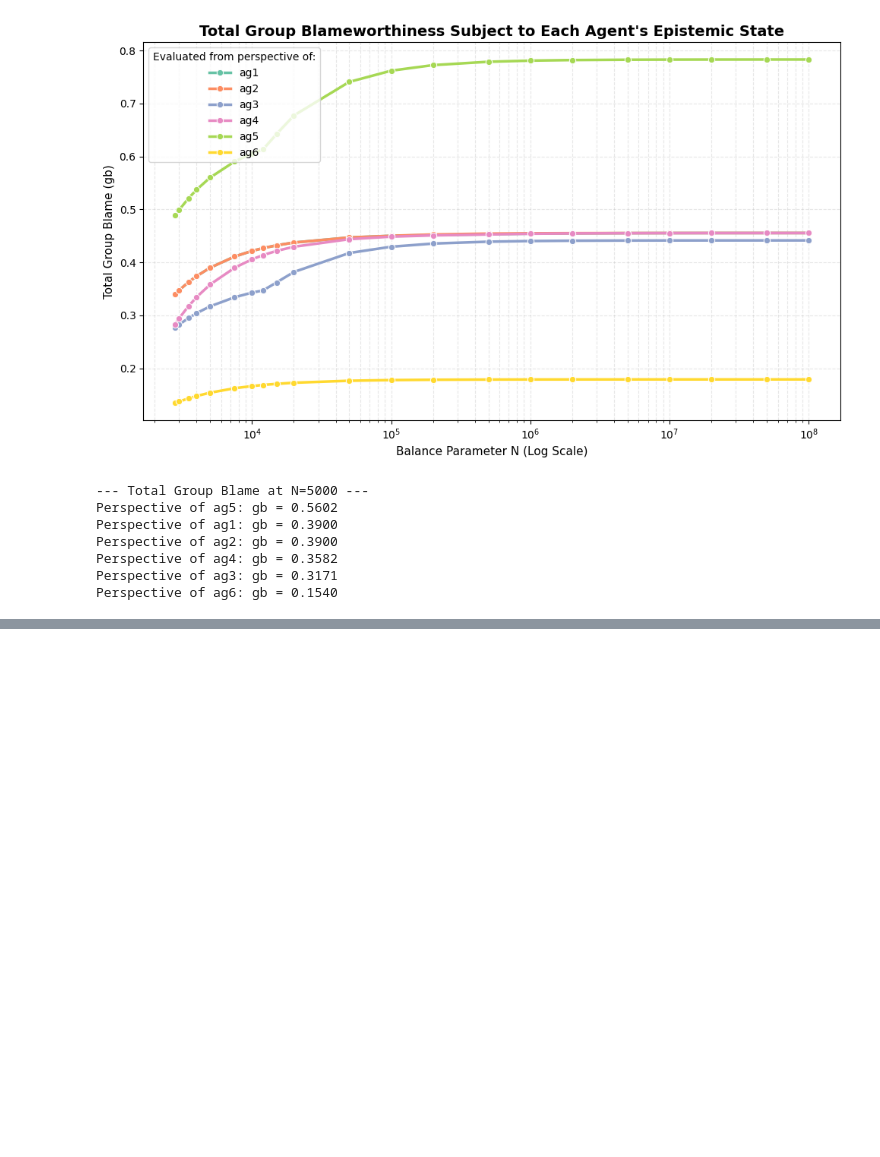
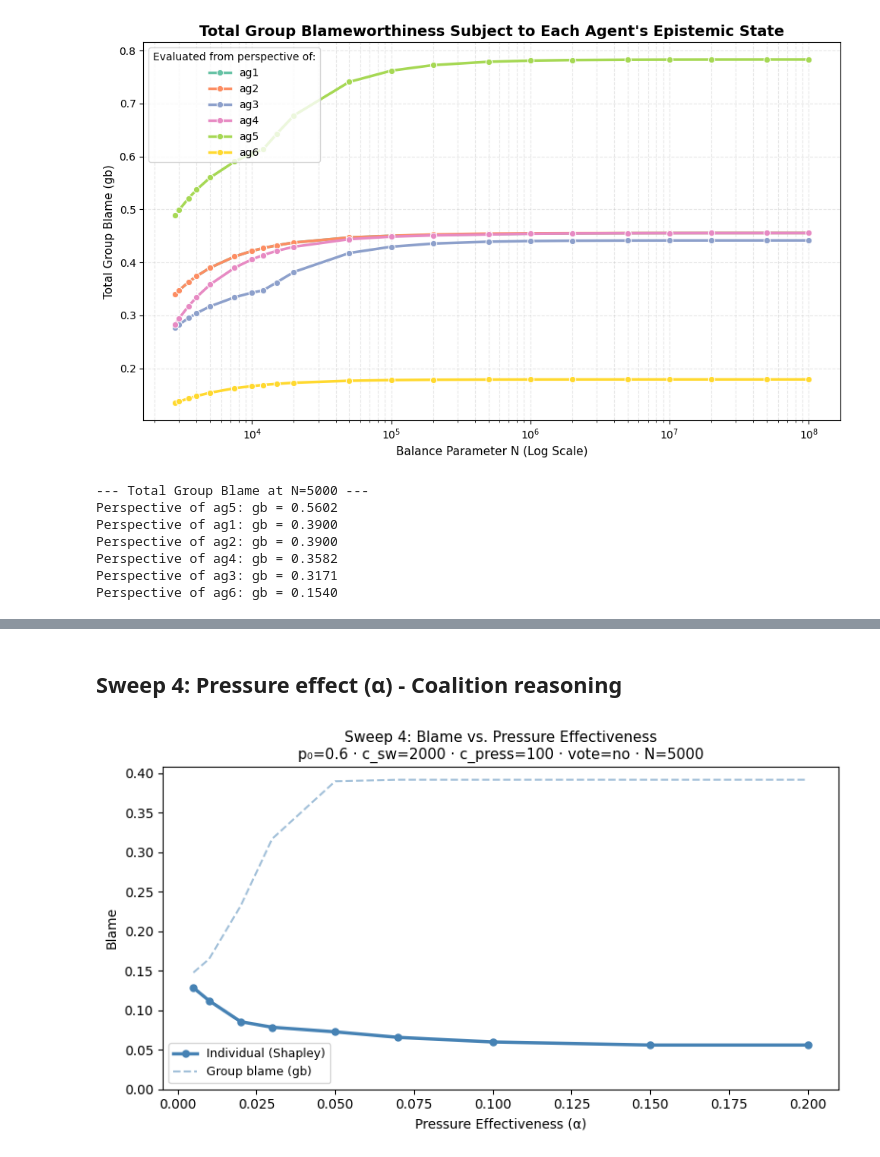
Before and after one commit to rcrtss/miis2025-atiis, a Jupyter notebook: framework/analysis.ipynb, the cells around one changed output, grey strips where cells are left out. Saved outputs shown, nothing was run; the diff lists cells and outputs as text; code cells hidden in the pictures; blank space fills up the shorter version.

```diff
--- a/framework/analysis.ipynb
+++ b/framework/analysis.ipynb
@@ -545,0 +723,57 @@ Perspective of ag6: gb = 0.1540
+# %% [markdown]
+## Sweep 4: Pressure effect (α) - Coalition reasoning
+# %%
+# ── SWEEP 4 BASELINE: Blame vs. Pressure Effectiveness (α) ───────────────────
+# Diagnostic question: does blame track available group leverage?
+
+import numpy as np
+import pandas as pd
+import matplotlib.pyplot as plt
+from committee import BlameCalculator, EpistemicState
+
+AGENTS  = ['ag1','ag2','ag3','ag4','ag5','ag6','ag7']
+TARGET  = 'ag1'
+N       = 5000
+BASE    = 0.6
+C_SW    = 2000
+C_PRESS = 100
+
+alpha_values = [0.005, 0.01, 0.02, 0.03, 0.05, 0.07, 0.10, 0.15, 0.20]
+records = []
+for alpha in alpha_values:
+    calc  = BlameCalculator(AGENTS, N, pressure_effect=alpha, pressure_cost=C_PRESS, switch_cost=C_SW)
+    probs = {ag: BASE for ag in AGENTS}
+    probs[TARGET] = 0.0
+    e1    = EpistemicState(probs)
+    blame = calc.apportion_blame_shapley(TARGET, e1)
+    # Also compute group blame for context
+    gb    = calc.group_blameworthiness(AGENTS, e1, target_agent=TARGET)
+    records.append({'α': alpha, 'Individual Blame': blame, 'Group Blame': gb})
+
+df = pd.DataFrame(records)
+
+# Mark paper agents
+ag1_alpha, ag3_alpha = 0.05, 0.03
+ag1_row = df.loc[(df['α'] - ag1_alpha).abs().idxmin()]
+ag3_row = df.loc[(df['α'] - ag3_alpha).abs().idxmin()]
+
+fig, ax = plt.subplots(figsize=(8, 4.5))
+ax.plot(df['α'], df['Individual Blame'], color='steelblue', linewidth=2.5, marker='o', markersize=5, label='Individual (Shapley)')
+ax.plot(df['α'], df['Group Blame'], color='steelblue', linewidth=1.5, linestyle='--', alpha=0.5, label='Group blame (gb)')
+
+# ax.scatter([ag1_alpha], [ag1_row['Individual Blame']], s=120, marker='*',
+#            color='steelblue', edgecolors='black', zorder=6)
+# ax.annotate(f"ag1 (α={ag1_alpha})", xy=(ag1_alpha, ag1_row['Individual Blame']),
+#             xytext=(10, 8), textcoords='offset points', fontsize=8, fontweight='bold')
+# ax.scatter([ag3_alpha], [ag3_row['Individual Blame']], s=120, marker='*',
+#            color='steelblue', edgecolors='black', zorder=6)
+# ax.annotate(f"ag3 (α={ag3_alpha})", xy=(ag3_alpha, ag3_row['Individual Blame']),
+#             xytext=(10, -12), textcoords='offset points', fontsize=8, fontweight='bold')
+
+ax.set_xlabel('Pressure Effectiveness (α)', fontsize=10)
+ax.set_ylabel('Blame', fontsize=10)
+ax.set_title(f'Sweep 4: Blame vs. Pressure Effectiveness\np₀={BASE} · c_sw={C_SW} · c_press={C_PRESS} · vote=no · N={N}', fontsize=11)
+ax.legend(fontsize=9); ax.set_ylim(bottom=0)
+plt.tight_layout(); plt.show()
+# %% [output]
+[figure, added]
```
Also changed, not shown: parts of 11 cells of this notebook, 25 other files.
